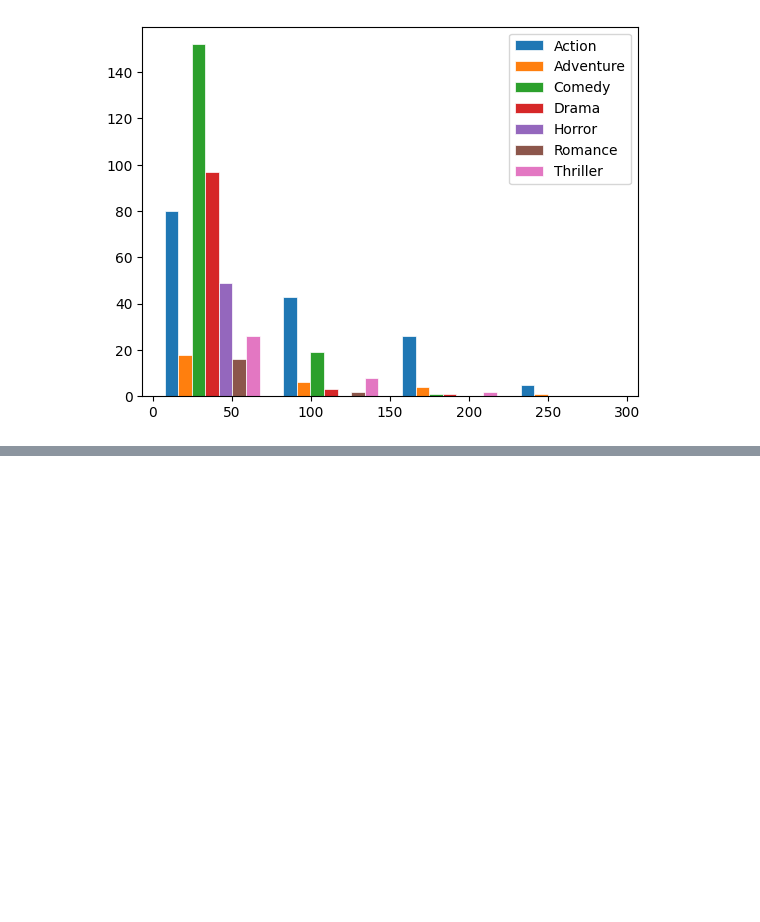
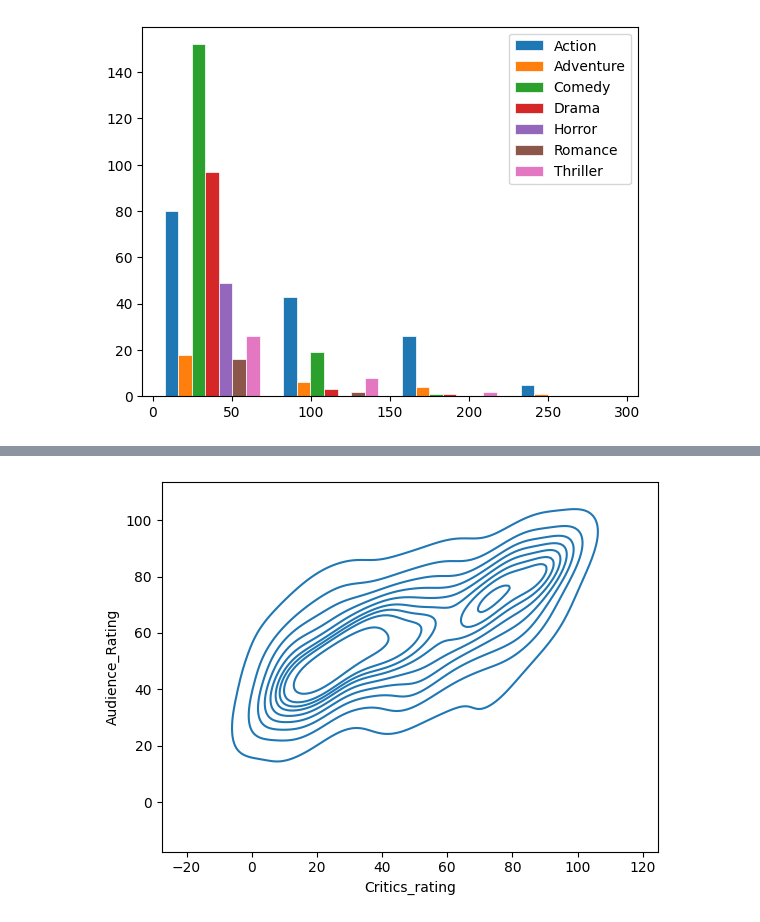
Before and after one commit to HristiyanIvanovski/Advanced-visualisation, a Jupyter notebook: movie_ratings_visuals.ipynb, the cells around one changed output, grey strips where cells are left out. Saved outputs shown, nothing was run; the diff lists cells and outputs as text; code cells hidden in the pictures; blank space fills up the shorter version.

```diff
--- a/movie_ratings_visuals.ipynb
+++ b/movie_ratings_visuals.ipynb
@@ -145,0 +166,5 @@ plt.show()
+# %%
+# KDE plots
+kdp1 = sns.kdeplot(data=movies, x='Critics_rating', y='Audience_Rating')
+# %% [output]
+[figure, added]
```
Also changed, not shown: parts of 5 cells of this notebook.
